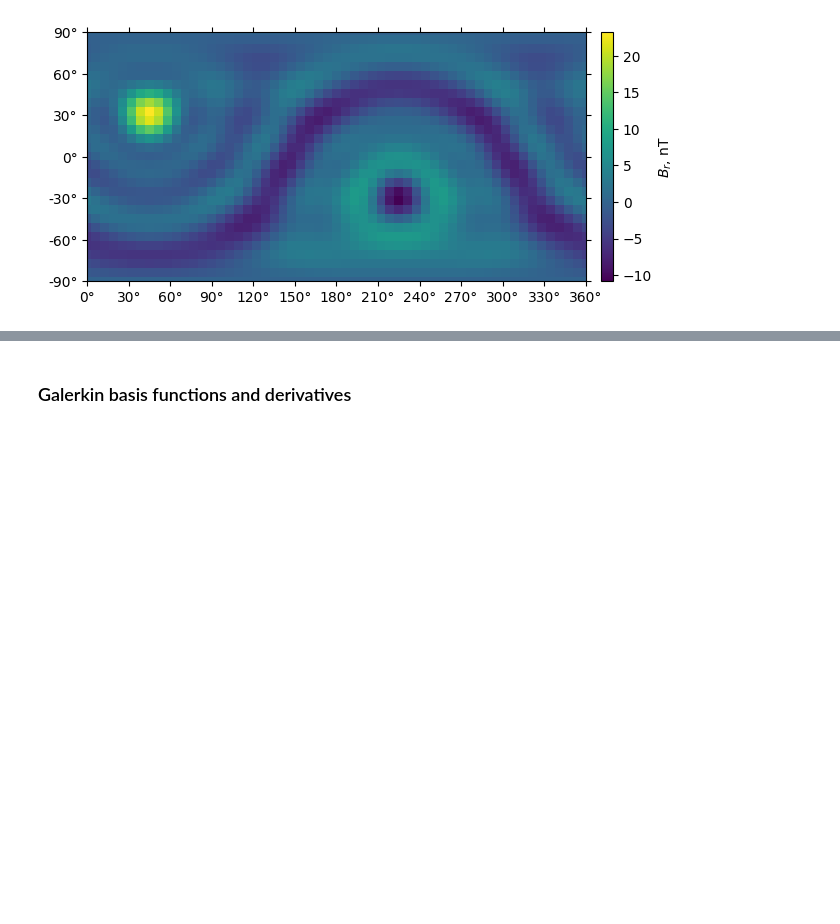
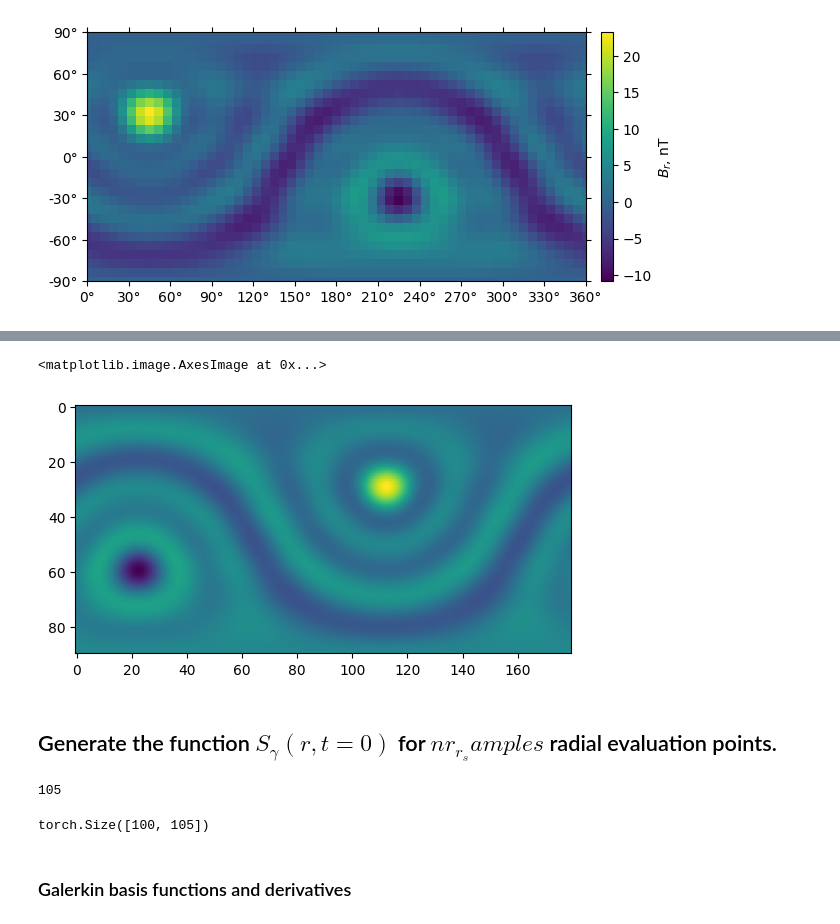
Before and after one commit to lukacskuslits/kuslits-et-al-current-loops, a Jupyter notebook: moving-sources-gpu/Compute-approx-coeffs-sturm-liouville.ipynb, the cells around one changed output, grey strips where cells are left out. Saved outputs shown, nothing was run; the diff lists cells and outputs as text; code cells hidden in the pictures; blank space fills up the shorter version.

```diff
--- a/moving-sources-gpu/Compute-approx-coeffs-sturm-liouville.ipynb
+++ b/moving-sources-gpu/Compute-approx-coeffs-sturm-liouville.ipynb
@@ -328,0 +414,9 @@ B_r_reconstr.plot_rad()
+# %%
+def define_3d_grid_for_vector_SH_transform(sh, theta_mesh, lambda_mesh):
+    r = sh.spat_array()  # a spatial array, same as numpy.zeros(sh.spat_shape)
+    r[:,:] = 3.48e6
+    t = r.copy()
+    t[:, :] = theta_mesh
+    l = r.copy()
+    l[:, :] = lambda_mesh
+    return r, t, l
@@ -328,0 +454,5 @@ B_r_reconstr.plot_rad()
+# %%
+theta_arr = np.linspace(0,pi,90)
+lambda_arr = np.linspace(0,2*pi,180)
+theta_mesh, lambda_mesh = np.meshgrid(theta_arr, lambda_arr)
+Vr, Vt, Vp = define_3d_grid_for_vector_SH_transform(sh, theta_mesh.T, lambda_mesh.T)
@@ -328,0 +463,7 @@ B_r_reconstr.plot_rad()
+# %%
+plt.imshow(Vr)
+# %% [output]
+<matplotlib.image.AxesImage at 0x...>
+[figure, added]
+# %% [markdown]
+## Generate the function $S_\gamma(r,t=0)$ for $nr_r_samples$ radial evaluation points.
@@ -328,0 +488,4 @@ B_r_reconstr.plot_rad()
+# %%
+len(gnm)
+# %% [output]
+105
@@ -329,3 +506,7 @@ B_r_reconstr.plot_rad()
+# %%
+S0_r.shape
+# %% [output]
+torch.Size([100, 105])
 # %% [markdown]
 ### Galerkin basis functions and derivatives
 # %%
```
Also changed, not shown: parts of 51 cells of this notebook.
